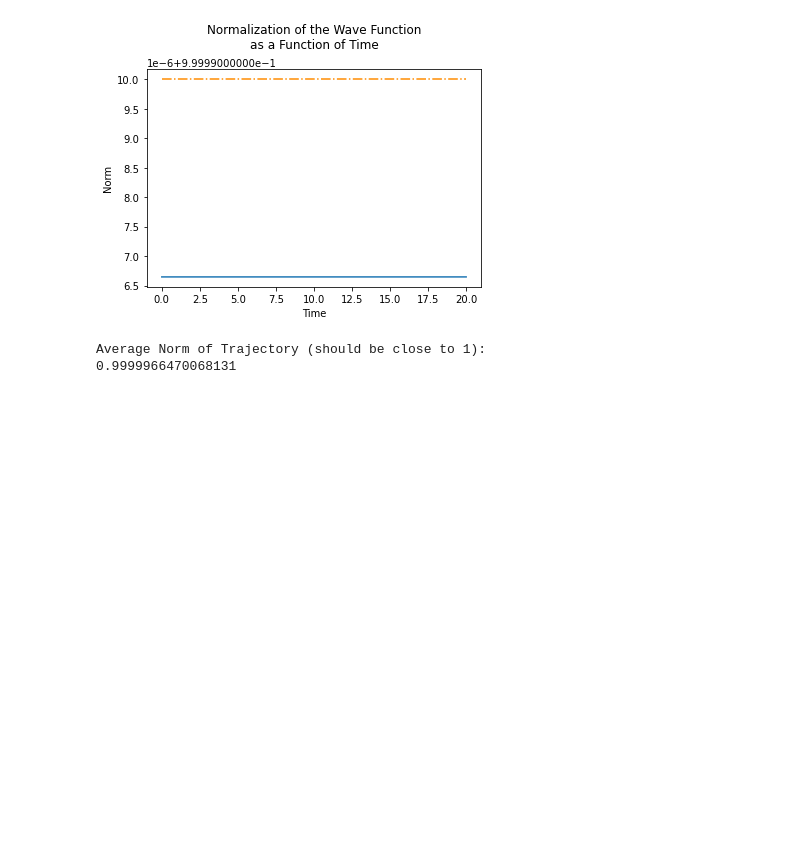
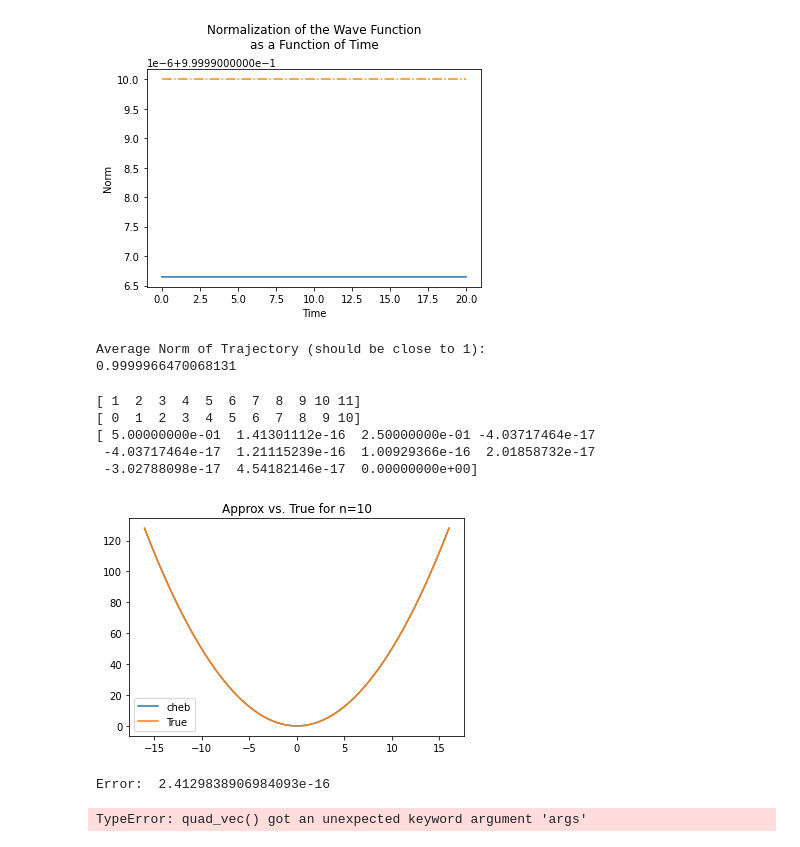
Before and after one commit to kbcollins/tdse, a Jupyter notebook: chebyshev/forward-tdse-cheb.ipynb, the cells around one changed output. Drawn from its saved outputs; the diff is of its cells as text; code cells hidden in the pictures; blank space fills up the shorter version.

```diff
--- a/chebyshev/forward-tdse-cheb.ipynb
+++ b/chebyshev/forward-tdse-cheb.ipynb
@@ -36,10 +34,10 @@ def v(x):
     # return -1 / np.sqrt(x**2 + 0.25)
 
 # compute true potential
-Vxvec = v(xvec)
+vxvec = v(xvec)
 
 # plot true potential
-plt.plot(xvec, Vxvec)
+plt.plot(xvec, vxvec)
 plt.title('Plot of V(x)')
 plt.xlabel('x')
 plt.show()
@@ -100,9 +98,8 @@ normpsi0vec = normpsi0fn(xvec)
 
 # compute the Fourier basis representation of the
 # normalized psi0 function using a scipy.integrate method
-normpsi0integrand = lambda x: np.exp(-1j * np.pi * nvec * x / L) / np.sqrt(2 * L) * normpsi0fn(x)
-normpsi0quadrtn = si.quad_vec(normpsi0integrand, -L, L)[0]
-Fnormpsi0vec = si.quad_vec(normpsi0integrand, -L, L)[0]
+normpsi0integrand = lambda x: np.exp(-1j * np.pi * nvec * x / l) / np.sqrt(2 * l) * normpsi0fn(x)
+normpsi0quadrtn = si.quad_vec(normpsi0integrand, -l, l)[0]
 print(normpsi0quadrtn.shape)
 print(FtoRmat.shape)
 # Fnormpsi0vecrec2 = normpsi0quadrtn @ Fmat
@@ -258,3 +255,63 @@ print('Average Norm of Trajectory (should be close to 1):', psimatnormvec.sum()
 [figure]
 Average Norm of Trajectory (should be close to 1):
 0.9999966470068131
+# %%
+nC = 10
+
+def theta(k):
+    return (k - 0.5) * np.pi / (nC + 1)
+
+def g(k):
+    return v(np.cos(theta(k)))
+
+kvec = np.arange(1, nC + 2)
+print(kvec)
+Cnvec = np.arange(0, nC + 1)
+print(Cnvec)
+
+# compute Chebyshev coefficients
+Cvec = 2 / (nC + 1) * np.sum(g(kvec) * np.cos(Cnvec[..., np.newaxis] * theta(kvec)), axis=1)
+print(Cvec)
+
+# reconstruct function from Chebyshev coefficients
+def cheb2x(x):
+    rtn = np.zeros_like(x)
+    for i in range(len(x)):
+        chebvec = sps.eval_chebyt(Cnvec, x[i])
+        chebvec[0] = chebvec[0] * 0.5
+        chebvec[-1] = chebvec[-1] * 0.5
+        rtn[i] = Cvec @ chebvec
+    return rtn
+
+# plot reconstruction vs truth
+plt.plot(xvec, cheb2x(xvec), label='cheb')
+plt.plot(xvec, vxvec, label='True')
+plt.title('Approx vs. True for n=10')
+plt.legend()
+plt.show()
+
+# compute norm error between reconstruction and truth
+def errintgrd(x):
+    chebvec = sps.eval_chebyt(Cnvec, x)
+    chebvec[0] = chebvec[0] * 0.5
+    chebvec[-1] = chebvec[-1] * 0.5
+    vhat = Cvec @ chebvec
+    return (vhat - v(x))**2
+
+print('Error: ', np.sqrt(si.quad(errintgrd, -1, 1, )[0]))
+# %% [output]
+[ 1  2  3  4  5  6  7  8  9 10 11]
+[ 0  1  2  3  4  5  6  7  8  9 10]
+[ 5.00000000e-01  1.41301112e-16  2.50000000e-01 -4.03717464e-17
+ -4.03717464e-17  1.21115239e-16  1.00929366e-16  2.01858732e-17
+ -3.02788098e-17  4.54182146e-17  0.00000000e+00]
+[figure, added]
+Error:  2.4129838906984093e-16
+# %%
+def Fintgrnd(x, fn):
+    return np.exp(-1j * np.pi * Fnvec * x / L) / np.sqrt(2 * L) * fn(x)
+
+FCvec = si.quad_vec(Fintgrnd, -L, L, args=(cheb2x))[0]
+print(FCvec.shape)
+# %% [output]
+TypeError: quad_vec() got an unexpected keyword argument 'args'
```
Also changed, not shown: parts of 3 cells of this notebook, 1 other file.
